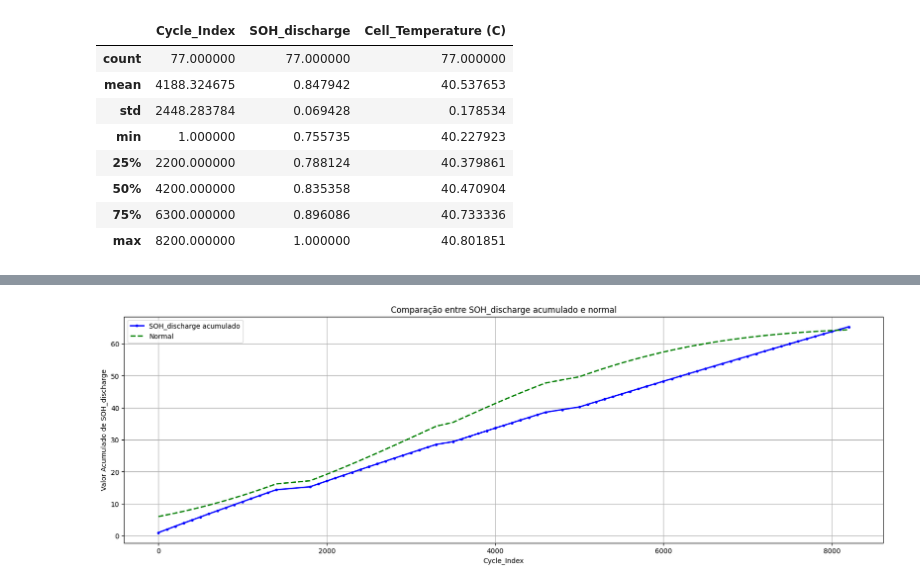
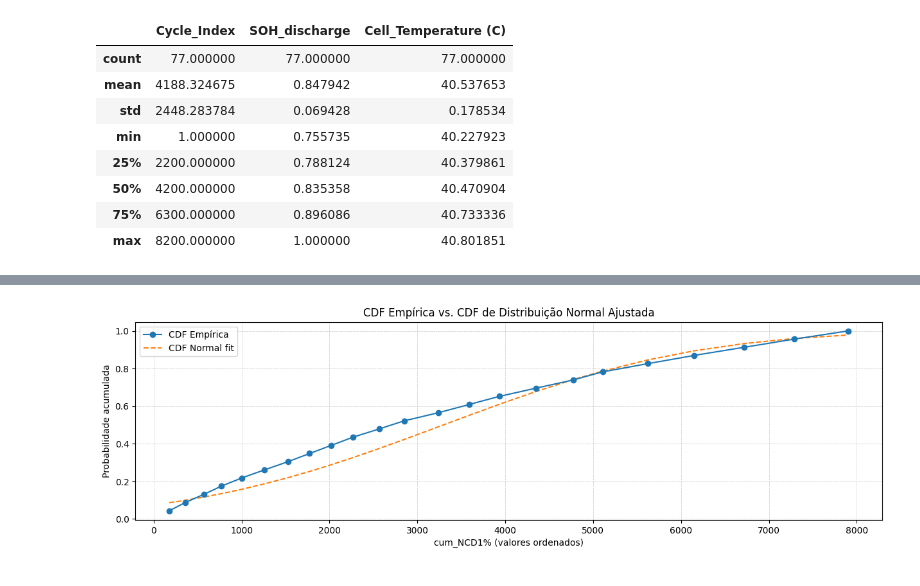
Before and after one commit to Davi-SB/Battery-Analysis, a Jupyter notebook: SOH_vs_Temperature.ipynb, the cells around one changed output, grey strips where cells are left out. Cells and saved outputs as stored; diff of their text form; code cells hidden in the pictures.

Commit message:
create norm dist

```diff
--- a/SOH_vs_Temperature.ipynb
+++ b/SOH_vs_Temperature.ipynb
@@ -365,24 +339,34 @@ Desvio Padrão dos incrementos: 0.06942751957062439
-# %%
-# gera um vetor x nos valores do seu eixo
-x = np.linspace(df_grouped["SOH_discharge"].min(), df_grouped["SOH_discharge"].max(), len(df_grouped))
-
-# calcula a CDF da normal nos pontos x
-cdf = norm.cdf(x, loc=mean, scale=std)
-
-# agora escala a CDF para o mesmo nível do acumulado real
-expected_cumsum = cdf * (df_grouped["cum_SOH"].iloc[-1])
-
-fig, ax = plt.subplots(figsize=(20, 6))
-
-ax.plot(df_grouped["Cycle_Index"], df_grouped["cum_SOH"], label="SOH_discharge acumulado", color="blue", marker='.', linewidth=2)
-ax.plot(df_grouped["Cycle_Index"], expected_cumsum, label="Normal", color="green", linestyle="--", linewidth=2)
-
-ax.set_xlabel("Cycle_Index")
-ax.set_ylabel("Valor Acumulado de SOH_discharge")
-ax.set_title("Comparação entre SOH_discharge acumulado e normal")
-ax.legend(loc='best')
-ax.grid(True)
-
-plt.show()
-# %% [output]
-[figure, removed]
+# %%
+# 1. Extrai dados e remove NaNs
+data = df_estimates["cum_NCD1%"].dropna().values
+
+# 2. Ajusta a normal aos dados (μ e σ)
+mu, sigma = norm.fit(data)
+
+# 3. Ordena os dados para a CDF empírica
+data_sorted = np.sort(data)
+n = len(data_sorted)
+cdf_emp = np.arange(1, n+1) / n        # valores: 1/n, 2/n, ..., 1
+
+# 4. Calcula a CDF teórica nos mesmos pontos
+cdf_theo = norm.cdf(data_sorted, loc=mu, scale=sigma)
+
+# 5. Plota
+plt.figure(figsize=(15, 4))
+
+# CDF empírica
+plt.plot(data_sorted, cdf_emp, marker='o', linestyle='-', label="CDF Empírica", zorder=3)
+
+# CDF teórica da Normal ajustada
+plt.plot(data_sorted, cdf_theo, linestyle='--', label=f"CDF Normal fit")
+
+# 6. Labels e ajustes
+plt.xlabel("cum_NCD1% (valores ordenados)")
+plt.ylabel("Probabilidade acumulada")
+plt.title("CDF Empírica vs. CDF de Distribuição Normal Ajustada")
+plt.legend()
+plt.grid(True, linestyle='--', linewidth=0.5, alpha=0.7)
+
+plt.show()
+# %% [output]
+[figure, added]
```
Also changed, not shown: parts of 8 cells of this notebook.
